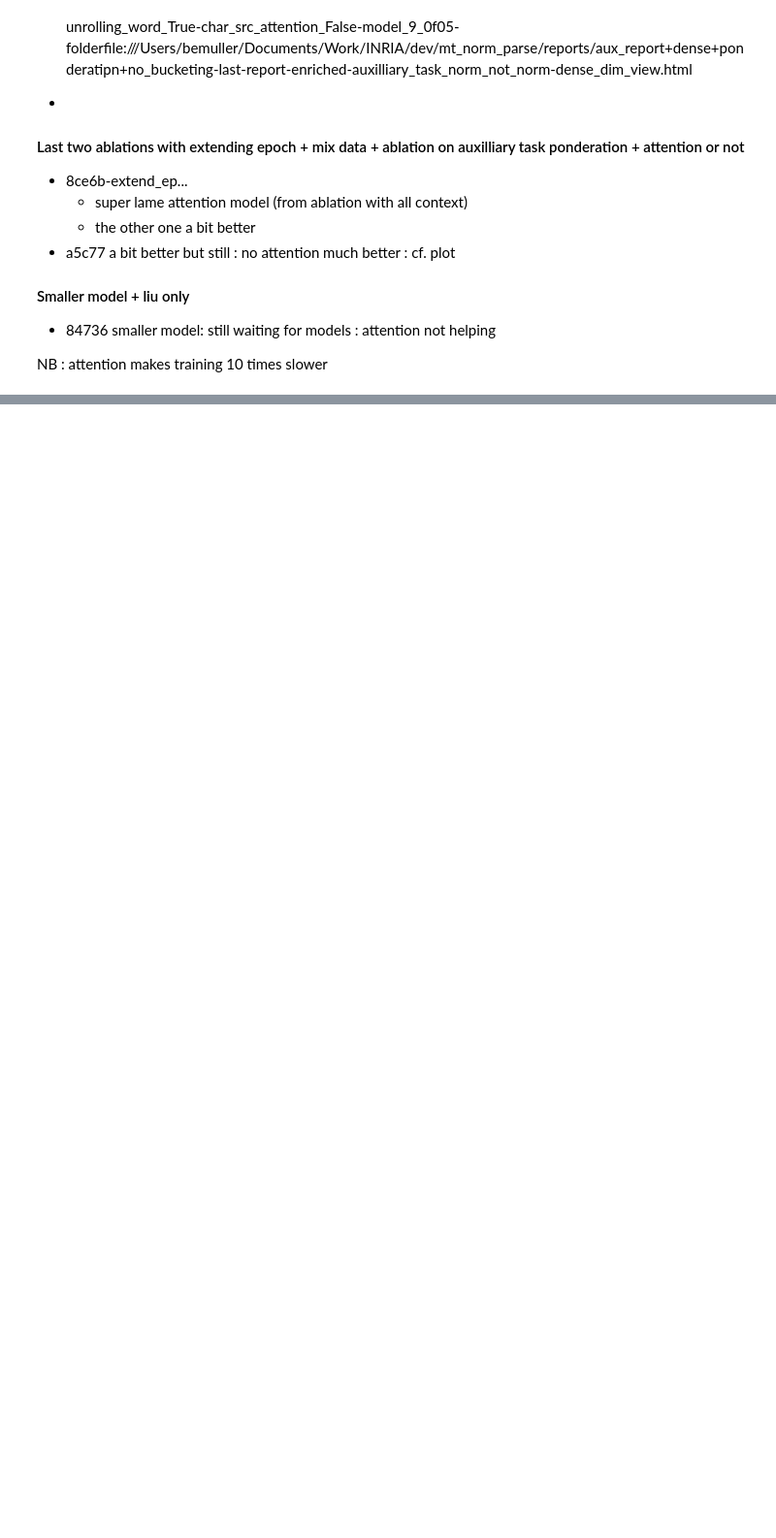
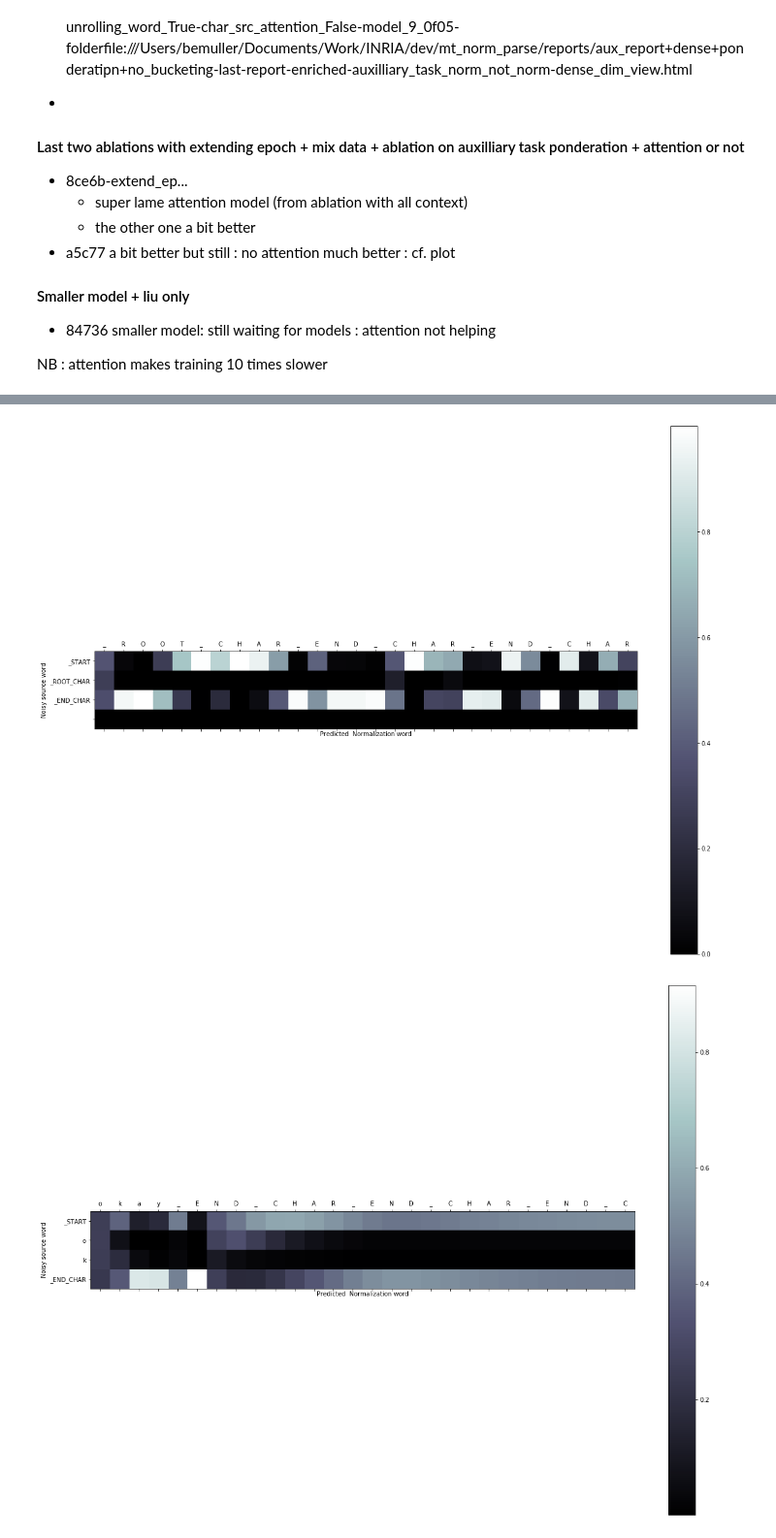
Before and after one commit to ben-mlr/mt_norm_parse, a Jupyter notebook: evaluate/interact+attention_visualize.ipynb, the cells around one changed output, grey strips where cells are left out. Shown: that part at 97% size. Cells and saved outputs as stored; diff of their text form; code cells hidden in the pictures; blank space fills up the shorter version.

Commit message:
debuggin attention in beam

```diff
--- a/evaluate/interact+attention_visualize.ipynb
+++ b/evaluate/interact+attention_visualize.ipynb
@@ -69,6 +68,7 @@ model_folder_starts_with = "100147_rioc--DEBUG_NO_LOSS_PADDING-0-model_1-model_1
 #model_folder_starts_with = "EU"
 model_folder_starts_with = "9096728-B0-model_1-model_1_59a7-folder"
 model_folder_starts_with = "9088021_rioc--B0-model_1-model_1_9fe6-folder"
+model_folder_starts_with = "30e60-B0-model_1-model_1_780d"
 # %%
 # list all models folder that starts with model_folder_starts_with
 list_all_dir = os.listdir("../checkpoints/")
@@ -142,7 +142,7 @@ for folder_name in list_:
     model_dir = os.path.join(script_dir, "..", "checkpoints", model_full_name + "-folder")
     interact(dic_path=dic_path, dir_model=model_dir, model_full_name=model_full_name,
              debug=False,
-             show_attention=False, save_attention=False,
+             show_attention=True, save_attention=False,
              extra_arg_specific_label="",max_len=30,
              verbose=0)
     #break
@@ -166,0 +167,2 @@ Please type what you want to normalize word by word and finishes by 'stop' ? to
+[figure, added]
+[figure, added]
```
Also changed, not shown: parts of 3 cells of this notebook, 2 other files.
